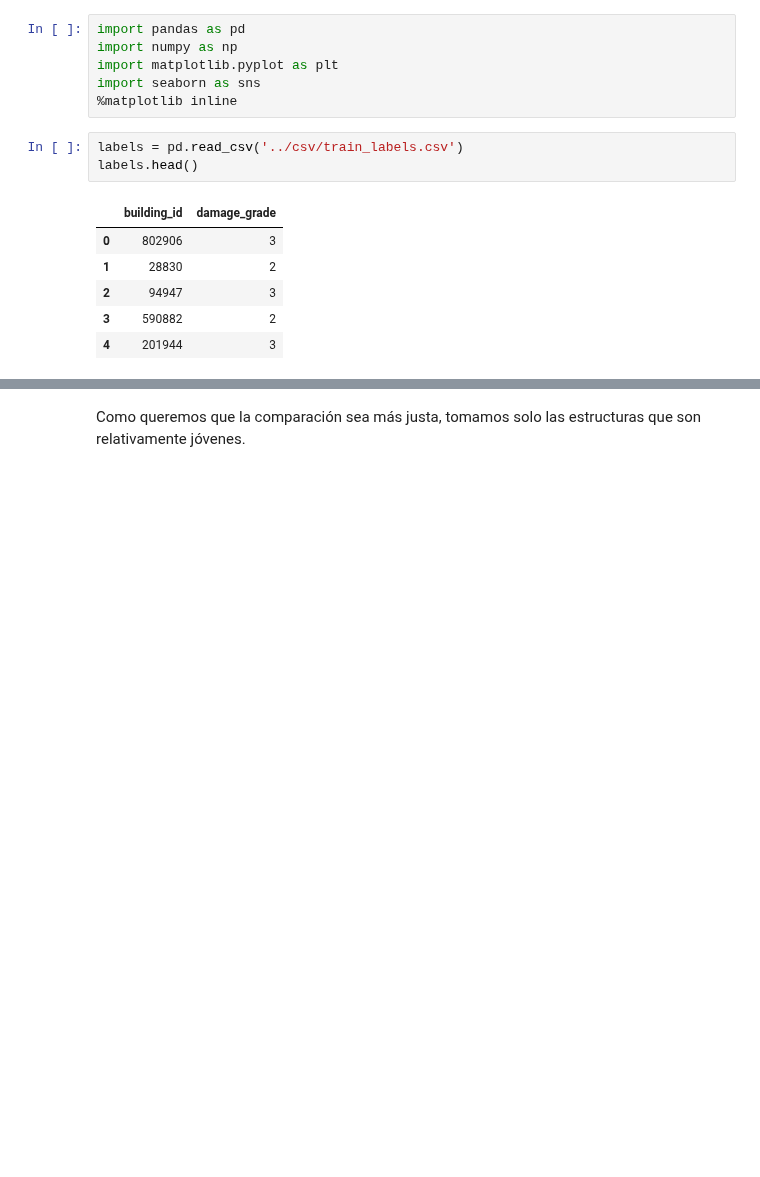
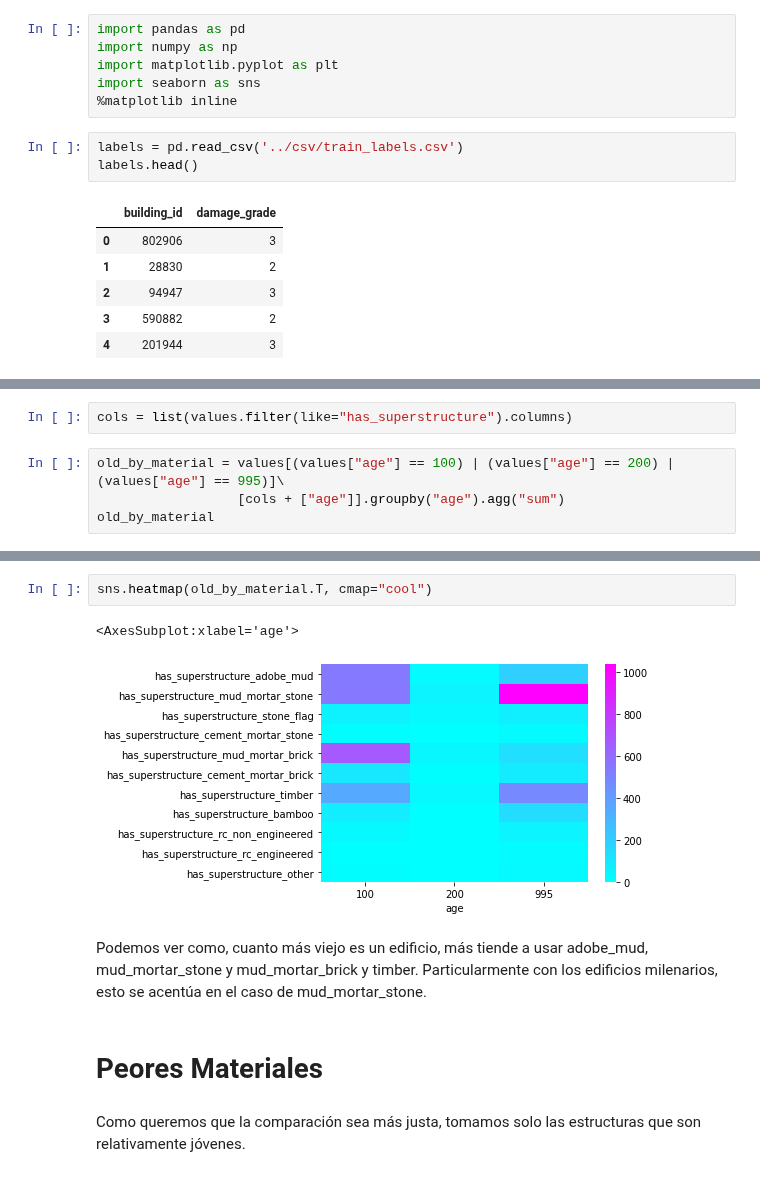
Before and after one commit to joaquinfontela/OrganizacionDeDatos-TP1, a Jupyter notebook: src/Comparaciones.ipynb, the cells around one changed output, grey strips where cells are left out. Saved outputs shown, nothing was run; the diff lists cells and outputs as text; blank space fills up the shorter version.

```diff
--- a/src/Comparaciones.ipynb
+++ b/src/Comparaciones.ipynb
@@ -37,0 +42,6 @@ values.head(10).T
+# %%
+cols = list(values.filter(like="has_superstructure").columns)
+# %%
+old_by_material = values[(values["age"] == 100) | (values["age"] == 200) | (values["age"] == 995)]\
+                  [cols + ["age"]].groupby("age").agg("sum")
+old_by_material
@@ -38,3 +54,12 @@ values.head(10).T
+# %%
+sns.heatmap(old_by_material.T, cmap="cool")
+# %% [output]
+<AxesSubplot:xlabel='age'>
+[figure, added]
+# %% [markdown]
+Podemos ver como, cuanto más viejo es un edificio, más tiende a usar adobe_mud, mud_mortar_stone y mud_mortar_brick y timber. Particularmente con los edificios milenarios, esto se acentúa en el caso de mud_mortar_stone.
+# %% [markdown]
+# Peores Materiales
 # %% [markdown]
 Como queremos que la comparación sea más justa, tomamos solo las estructuras que son relativamente jóvenes.
 # %%
```
Also changed, not shown: parts of 24 cells of this notebook, 2 other files.
